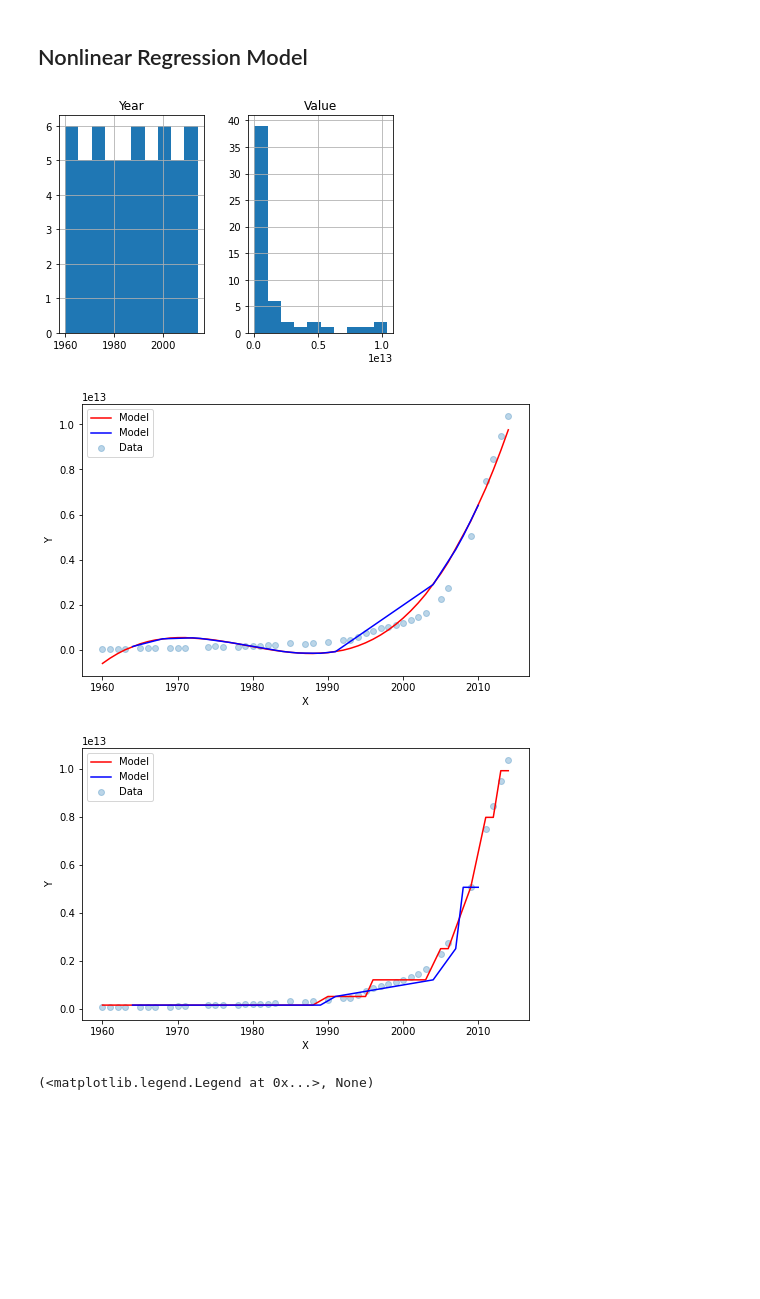
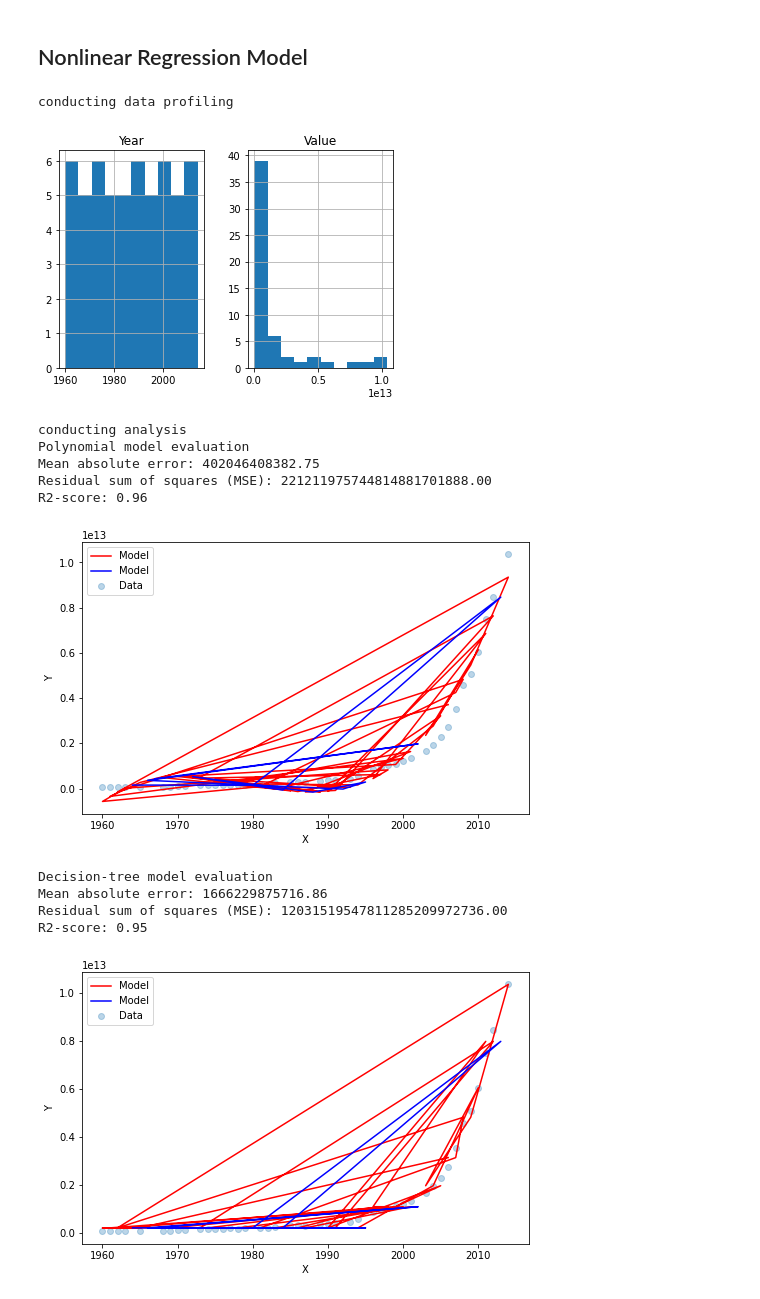
Before and after one commit to Mandar-Karhade/IBM-AI-ML-course, a Jupyter notebook: Machine learning quickbook.ipynb, the cells around one changed output. Saved outputs shown, nothing was run; the diff lists cells and outputs as text; code cells hidden in the pictures; blank space fills up the shorter version.

```diff
--- a/Machine learning quickbook.ipynb
+++ b/Machine learning quickbook.ipynb
@@ -211,6 +203,7 @@ from sklearn.preprocessing import PolynomialFeatures
 from sklearn import preprocessing
 from sklearn.pipeline import Pipeline, make_pipeline
 from sklearn.linear_model import LinearRegression
+from sklearn.model_selection import train_test_split
 
 
 import matplotlib.pyplot as plt
@@ -225,53 +218,98 @@ import os, seaborn as sns
 # Get data
 os.chdir("C:\\Users\\manka\\Documents\\GitHub\\IBM-AI-ML-course")
 df = pd.read_csv("china_gdp.csv")
-df.hist()
+
+# Data profiling
+print('conducting data profiling')
+histogram = df.hist()
+plt.show()
 
 # profile = ProfileReport(df)
 # profile.to_widgets()
 
+# Analysis
+print('conducting analysis')
 ind = ['Year']
 dep = ['Value']
 
 # Train test split with proportion split
-msk = np.random.rand(len(df)) < 0.8
-X, Y = df[ind], df[dep]
-train_x, test_x, train_y, test_y = np.asanyarray(X[msk]), np.asanyarray(X[~msk]), np.asanyarray(Y[msk]), np.asanyarray(Y[~msk])
+X, Y = df[ind].values, df[dep].values
+train_x, test_x, train_y, test_y = train_test_split( X, Y, test_size=0.2, random_state=4)
 
 
 
+
+
+# ----------------------------------------------------------------------------------------------------------
 # Polynomial regressor
 model_1 = make_pipeline(PolynomialFeatures(degree = 3),LinearRegression())
 model_1.fit(train_x.reshape(-1,1),train_y)
+
+# predict
+test_y_hat = model_1.predict(test_x)
+
+# Evaluate
+print("Polynomial model evaluation")
+print("Mean absolute error: %.2f" % np.mean(np.absolute(test_y_hat - test_y)))
+print("Residual sum of squares (MSE): %.2f" % np.mean((test_y_hat - test_y) ** 2))
+print("R2-score: %.2f" % r2_score(test_y_hat , test_y) )
+
 
 plt.figure(figsize = (8,5))
 plt.scatter(train_x, train_y, alpha = .3, label = 'Data')
 plt.plot(train_x, model_1.predict(train_x.reshape(-1,1)), color = 'red', label = 'Model')
 plt.plot(test_x, model_1.predict(test_x.reshape(-1,1)), color = 'blue', label = 'Model')
-plt.xlabel('X'), plt.ylabel('Y')
-plt.legend(), plt.show()
+plt.xlabel('X')
+plt.ylabel('Y')
+plt.legend()
+plt.show()
 
+
+
+
+
+# ----------------------------------------------------------------------------------------------------------
 
 #decisiontree regressor
 from sklearn.tree import DecisionTreeRegressor
 model_2 = DecisionTreeRegressor(max_depth = 3)
 model_2.fit(train_x.reshape(-1,1),train_y)
+test_y_hat = model_1.predict(test_x)
+
+# predict
+test_y_hat = model_2.predict(test_x)
+
+# Evaluate
+print("Decision-tree model evaluation")
+print("Mean absolute error: %.2f" % np.mean(np.absolute(test_y_hat - test_y)))
+print("Residual sum of squares (MSE): %.2f" % np.mean((test_y_hat - test_y) ** 2))
+print("R2-score: %.2f" % r2_score(test_y_hat , test_y) )
 
 plt.figure(figsize = (8,5))
 plt.scatter(train_x, train_y, alpha = .3, label = 'Data')
 plt.plot(train_x, model_2.predict(train_x.reshape(-1,1)), color = 'red', label = 'Model')
 plt.plot(test_x, model_2.predict(test_x.reshape(-1,1)), color = 'blue', label = 'Model')
-plt.xlabel('X'), plt.ylabel('Y')
-plt.legend(), plt.show()
-
+plt.xlabel('X')
+plt.ylabel('Y')
+plt.legend()
+plt.show()
 
 
 # Linear interpolation model
 # from scipy import interpolate
 # tck = interpolate.splrep(train_x, train_y, k=1, s=1, t = [35])
 # plt.plot(x,interpolate.splev(train_x, tck, der=0), color = 'red', label = 'Model')
 # %% [output]
+conducting data profiling
 [figure]
+conducting analysis
+Polynomial model evaluation
+Mean absolute error: 402046408382.75
+Residual sum of squares (MSE): 221211975744814881701888.00
+R2-score: 0.96
-[figure, old version]
+[figure, new version]
+Decision-tree model evaluation
+Mean absolute error: 1666229875716.86
+Residual sum of squares (MSE): 12031519547811285209972736.00
+R2-score: 0.95
-[figure, old version]
+[figure, new version]
-(<matplotlib.legend.Legend at 0x...>, None)
```
Also changed, not shown: parts of 6 cells of this notebook, 1 other file.
